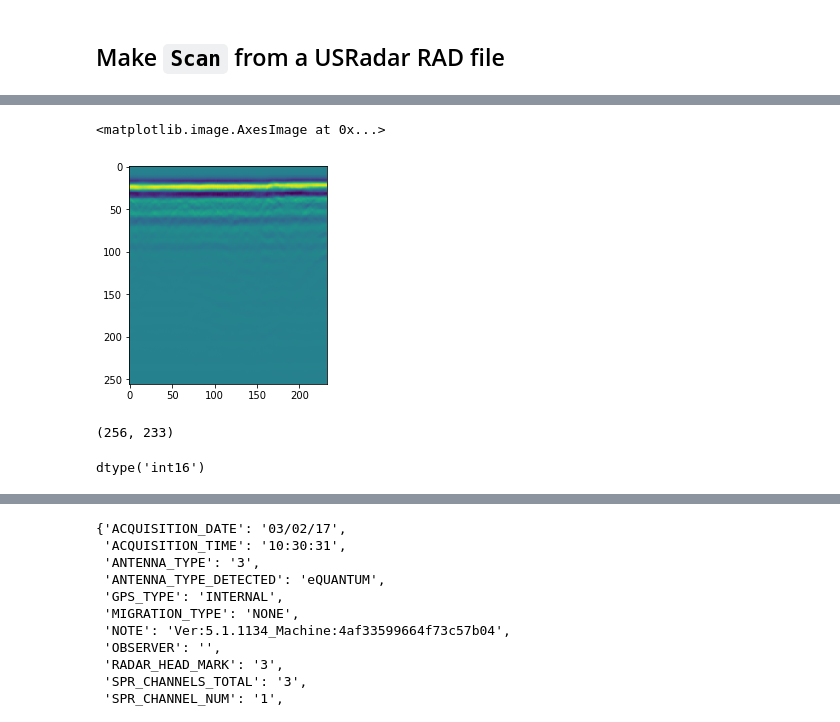
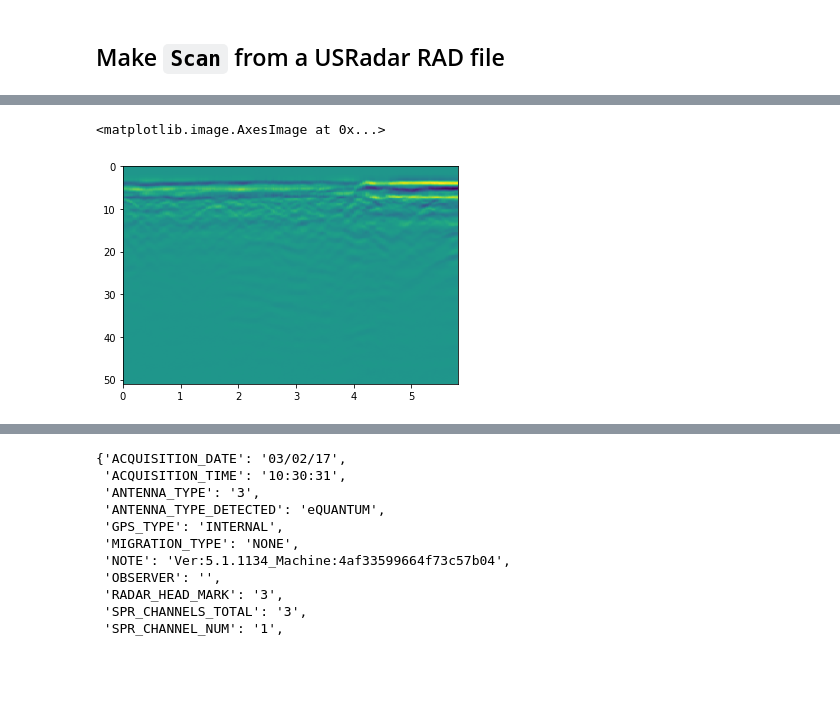
Before and after one commit to agilescientific/jeepr, a Jupyter notebook: notebooks/Intro_to_jeepr.ipynb, the cells around one changed output, grey strips where cells are left out. Saved outputs shown, nothing was run; the diff lists cells and outputs as text; code cells hidden in the pictures; blank space fills up the shorter version.

Commit message:
basic plotting

```diff
--- a/notebooks/Intro_to_jeepr.ipynb
+++ b/notebooks/Intro_to_jeepr.ipynb
@@ -28,13 +32,5 @@ Scan([[117, 102, 117, ..., 122,  73, 122],
 # %%
-plt.imshow(s)
+plt.imshow(s.demean(), extent=s.extent, aspect='auto')
 # %% [output]
 <matplotlib.image.AxesImage at 0x...>
-[figure, old version]
+[figure, new version]
-# %%
-s.shape
-# %% [output]
-(256, 233)
-# %%
-s.dtype
-# %% [output]
-dtype('int16')
```
Also changed, not shown: parts of 7 cells of this notebook, 2 other files.
